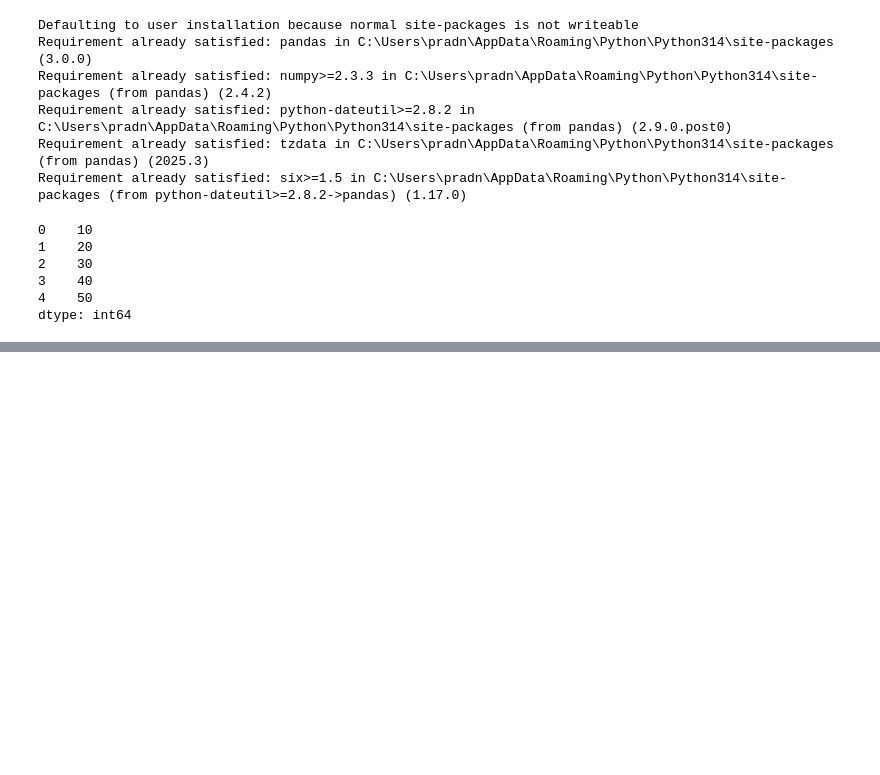
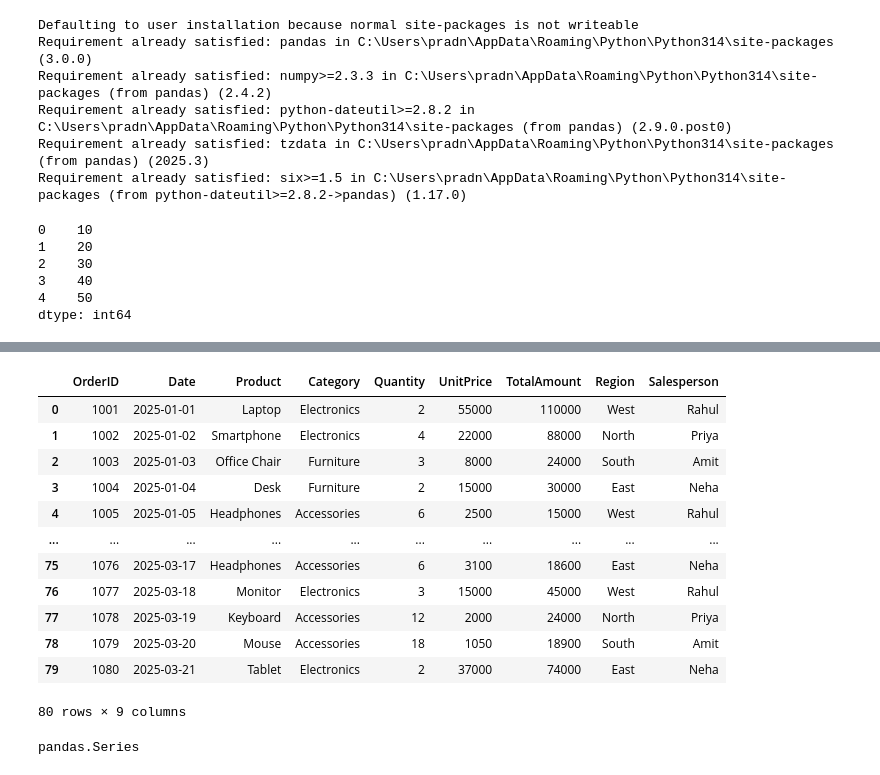
Before and after one commit to Vk2610/DS-ML-Course, a Jupyter notebook: 9. DA with Python/pandas.ipynb, the cells around one changed output, grey strips where cells are left out. Cells and saved outputs as stored; diff of their text form; code cells hidden in the pictures; blank space fills up the shorter version.

```diff
--- a/9. DA with Python/pandas.ipynb
+++ b/9. DA with Python/pandas.ipynb
@@ -80,0 +91,21 @@ print(arr * 2)  # multiply each element in the array by 2
+# %%
+# Accessing data in a DataFrame
+df
+# %% [output]
+|  | OrderID | Date | Product | Category | Quantity | UnitPrice | TotalAmount | Region | Salesperson |
+| 0 | 1001 | 2025-01-01 | Laptop | Electronics | 2 | 55000 | 110000 | West | Rahul |
+| 1 | 1002 | 2025-01-02 | Smartphone | Electronics | 4 | 22000 | 88000 | North | Priya |
+| 2 | 1003 | 2025-01-03 | Office Chair | Furniture | 3 | 8000 | 24000 | South | Amit |
+| 3 | 1004 | 2025-01-04 | Desk | Furniture | 2 | 15000 | 30000 | East | Neha |
+| 4 | 1005 | 2025-01-05 | Headphones | Accessories | 6 | 2500 | 15000 | West | Rahul |
+| ... | ... | ... | ... | ... | ... | ... | ... | ... | ... |
+| 75 | 1076 | 2025-03-17 | Headphones | Accessories | 6 | 3100 | 18600 | East | Neha |
+| 76 | 1077 | 2025-03-18 | Monitor | Electronics | 3 | 15000 | 45000 | West | Rahul |
+| 77 | 1078 | 2025-03-19 | Keyboard | Accessories | 12 | 2000 | 24000 | North | Priya |
+| 78 | 1079 | 2025-03-20 | Mouse | Accessories | 18 | 1050 | 18900 | South | Amit |
+| 79 | 1080 | 2025-03-21 | Tablet | Electronics | 2 | 37000 | 74000 | East | Neha |
+80 rows × 9 columns
+# %%
+type(df['Product']) # Accessing a column returns a Series
+# %% [output]
+pandas.Series
```
Also changed, not shown: parts of 17 cells of this notebook, 2 other files.
